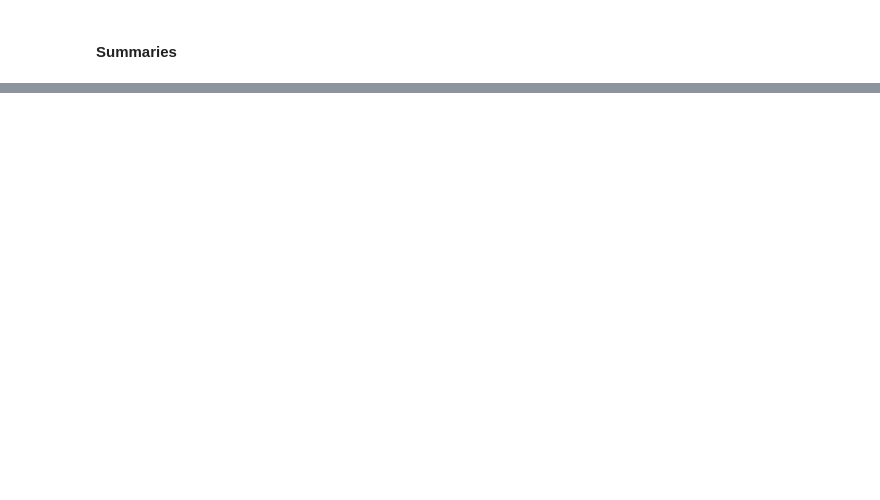
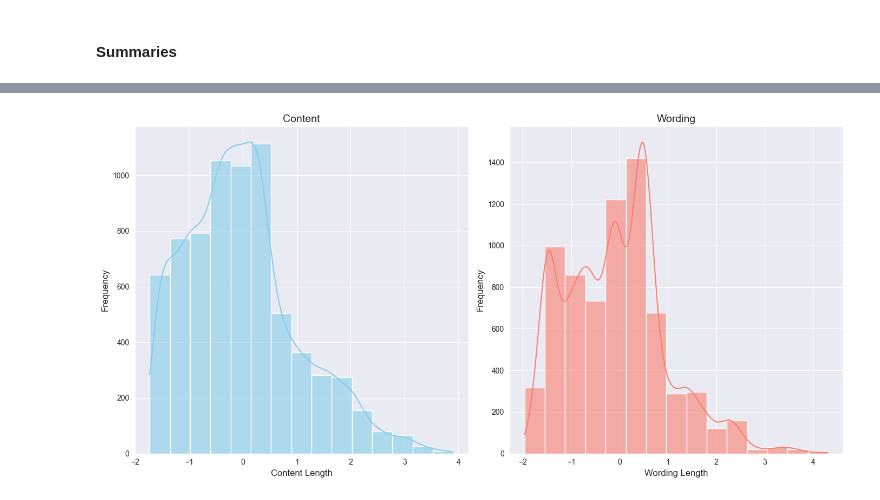
Before and after one commit to FranzCastillo/NLP-Student-Summaries, a Jupyter notebook: src/EDA.ipynb, the cells around one changed output, grey strips where cells are left out. Cells and saved outputs as stored; diff of their text form; code cells hidden in the pictures; blank space fills up the shorter version.

```diff
--- a/src/EDA.ipynb
+++ b/src/EDA.ipynb
@@ -77,0 +87,14 @@ df_summaries[to_float] = df_summaries[to_float].astype(float)
+# %%
+def remove_stopwords(text):
+    stopwords = set(nltk.corpus.stopwords.words('english'))
+    return ' '.join([word for word in text.split() if word.lower() not in stopwords])
+# %%
+def lemmatize_text(text):
+    lemmatizer = nltk.stem.WordNetLemmatizer()
+    return ' '.join([lemmatizer.lemmatize(word) for word in text.split()])
+# %%
+def preprocess_text(text):
+    text = remove_punctuation(text)
+    text = remove_stopwords(text)
+    text = lemmatize_text(text)
+    return text
@@ -78,2 +103,4 @@ df_summaries[to_float] = df_summaries[to_float].astype(float)
+# %%
+df_summaries['text'] = df_summaries['text'].apply(preprocess_text)
 # %% [markdown]
 ## Análisis de Datos
@@ -105,0 +149,25 @@ La tabla de Summaries tiene 7165 filas y 5 columnas.
+# %%
+# Increase plot size and adjust subplots
+plt.figure(figsize=(14, 7))
+
+# Adjust the first subplot (Content)
+plt.subplot(1, 2, 1)
+sns.histplot(df_summaries['content'], bins=15, kde=True, color='skyblue', alpha=0.6)
+plt.title('Content', fontsize=14)
+plt.xlabel('Content Length', fontsize=12)
+plt.ylabel('Frequency', fontsize=12)
+
+# Adjust the second subplot (Wording)
+plt.subplot(1, 2, 2)
+sns.histplot(df_summaries['wording'], bins=15, kde=True, color='salmon', alpha=0.6)
+plt.title('Wording', fontsize=14)
+plt.xlabel('Wording Length', fontsize=12)
+plt.ylabel('Frequency', fontsize=12)
+
+# Improve layout
+plt.tight_layout()
+
+# Show plot
+plt.show()
+# %% [output]
+[figure, added]
```
Also changed, not shown: parts of 13 cells of this notebook, 1 other file.
